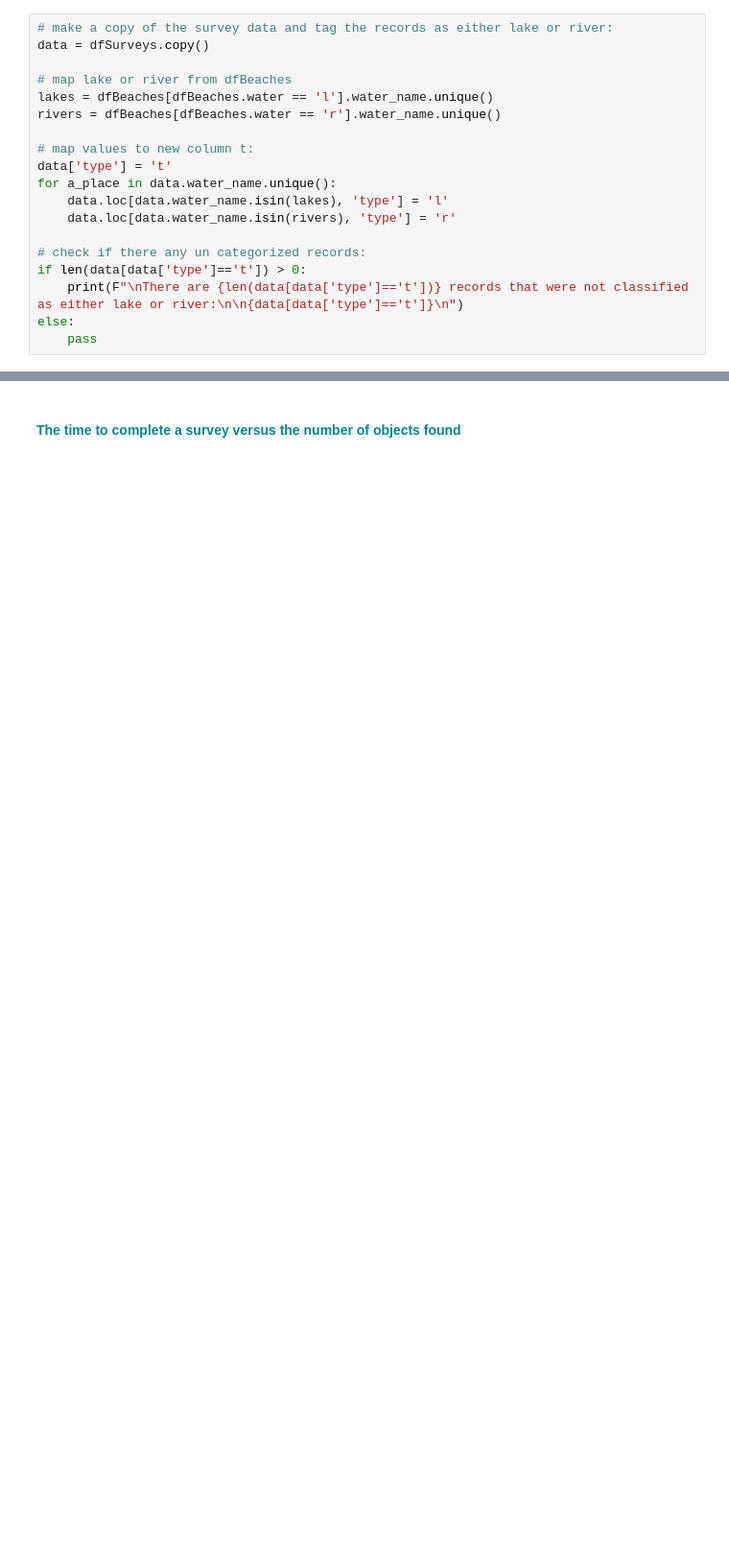
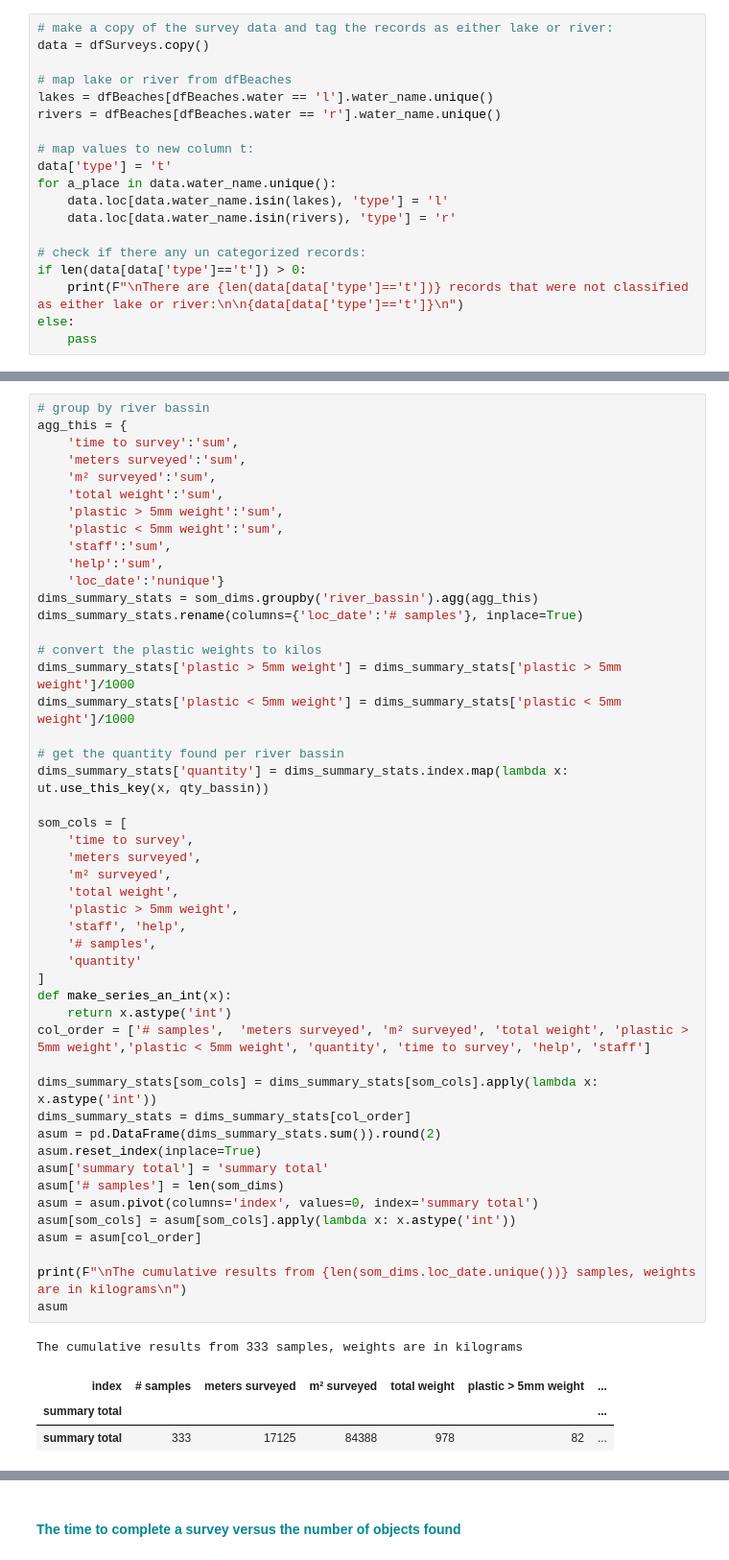
Before and after one commit to hammerdirt-analyst/iqals, a Jupyter notebook: project_descprition.ipynb, the cells around one changed output, grey strips where cells are left out. Shown at 96% size. Cells and saved outputs as stored; diff of their text form; blank space fills up the shorter version.

```diff
--- a/project_descprition.ipynb
+++ b/project_descprition.ipynb
@@ -313,0 +341,53 @@ These are the dims records that have a weight greater than 50:
+# %%
+# group by river bassin
+agg_this = {
+    'time to survey':'sum',
+    'meters surveyed':'sum',
+    'm² surveyed':'sum',
+    'total weight':'sum',
+    'plastic > 5mm weight':'sum',
+    'plastic < 5mm weight':'sum',
+    'staff':'sum',
+    'help':'sum',
+    'loc_date':'nunique'}
+dims_summary_stats = som_dims.groupby('river_bassin').agg(agg_this)
+dims_summary_stats.rename(columns={'loc_date':'# samples'}, inplace=True)
+
+# convert the plastic weights to kilos
+dims_summary_stats['plastic > 5mm weight'] = dims_summary_stats['plastic > 5mm weight']/1000
+dims_summary_stats['plastic < 5mm weight'] = dims_summary_stats['plastic < 5mm weight']/1000
+
+# get the quantity found per river bassin
+dims_summary_stats['quantity'] = dims_summary_stats.index.map(lambda x: ut.use_this_key(x, qty_bassin))
+
+som_cols = [
+    'time to survey',
+    'meters surveyed',
+    'm² surveyed',
+    'total weight',
+    'plastic > 5mm weight',
+    'staff', 'help',
+    '# samples',
+    'quantity'
+]
+def make_series_an_int(x):
+    return x.astype('int')
+col_order = ['# samples',  'meters surveyed', 'm² surveyed', 'total weight', 'plastic > 5mm weight','plastic < 5mm weight', 'quantity', 'time to survey', 'help', 'staff']
+
+dims_summary_stats[som_cols] = dims_summary_stats[som_cols].apply(lambda x: x.astype('int'))
+dims_summary_stats = dims_summary_stats[col_order]
+asum = pd.DataFrame(dims_summary_stats.sum()).round(2)
+asum.reset_index(inplace=True)
+asum['summary total'] = 'summary total'
+asum['# samples'] = len(som_dims)
+asum = asum.pivot(columns='index', values=0, index='summary total')
+asum[som_cols] = asum[som_cols].apply(lambda x: x.astype('int'))
+asum = asum[col_order]
+
+print(F"\nThe cumulative results from {len(som_dims.loc_date.unique())} samples, weights are in kilograms\n")
+asum
+# %% [output]
+The cumulative results from 333 samples, weights are in kilograms
+| index | # samples | meters surveyed | m² surveyed | total weight | plastic > 5mm weight | ... |
+| summary total |  |  |  |  |  | ... |
+| summary total | 333 | 17125 | 84388 | 978 | 82 | ... |
```
Also changed, not shown: parts of 24 cells of this notebook, 1 other file.
